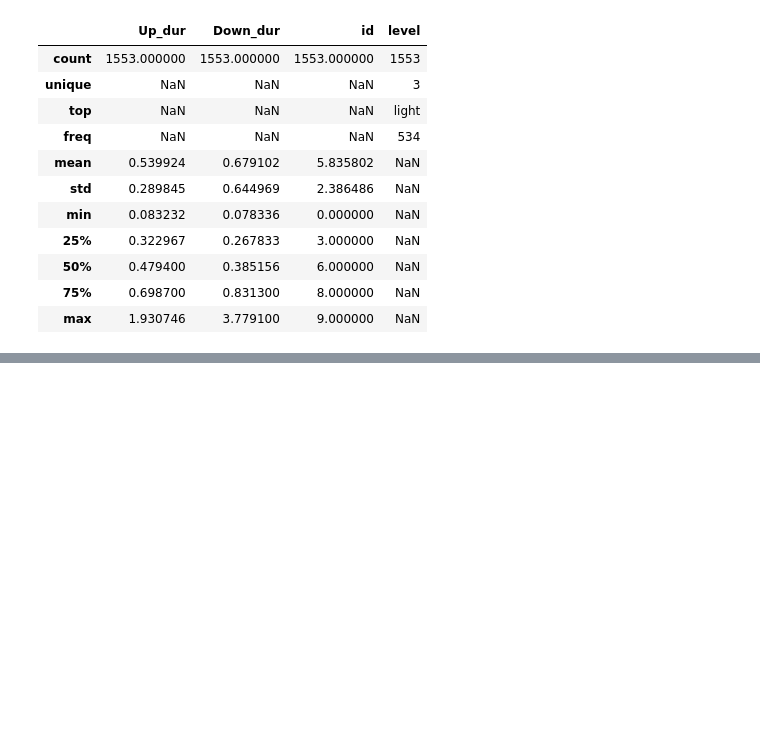
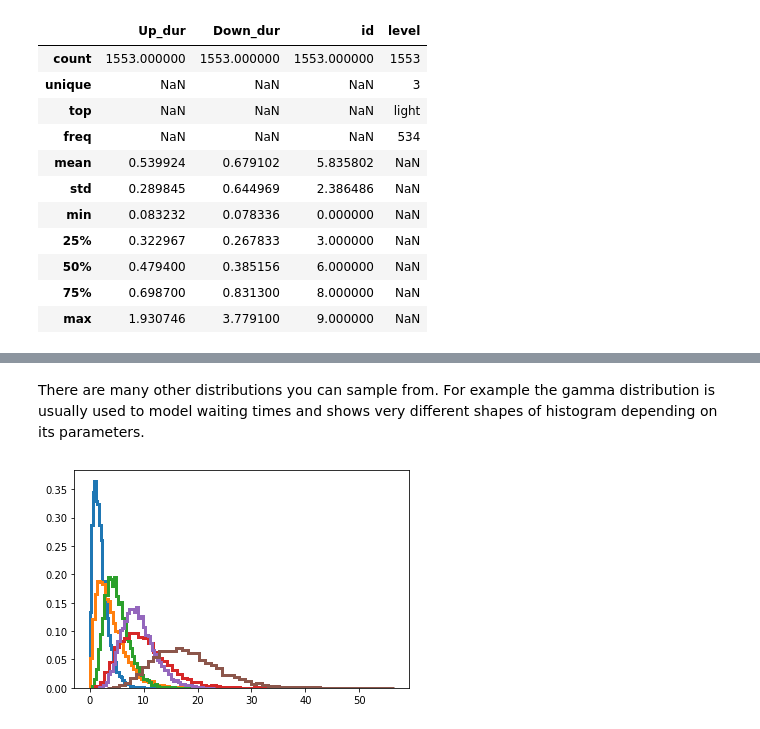
Before and after one commit to arnaumanasanch/neuropy_crashcourse, a Jupyter notebook: distributions.ipynb, the cells around one changed output, grey strips where cells are left out. Saved outputs shown, nothing was run; the diff lists cells and outputs as text; code cells hidden in the pictures; blank space fills up the shorter version.

```diff
--- a/distributions.ipynb
+++ b/distributions.ipynb
@@ -284,0 +322,12 @@ data.describe(include='all')
+# %% [markdown]
+There are many other distributions you can sample from. For example the gamma distribution is usually used to model waiting times and shows very different shapes of histogram depending on its parameters.
+# %%
+shapes = [2, 5, 9]
+scales = [1, 2]
+plt.figure()
+for sh in shapes:
+    for sc in scales:
+        r_gam = np.random.gamma(shape=sh, scale=sc, size=10000)
+        _ = plt.hist(r_gam, bins=50, density=True, histtype='step', linewidth=3)
+# %% [output]
+[figure, added]
```
Also changed, not shown: parts of 9 cells of this notebook.
